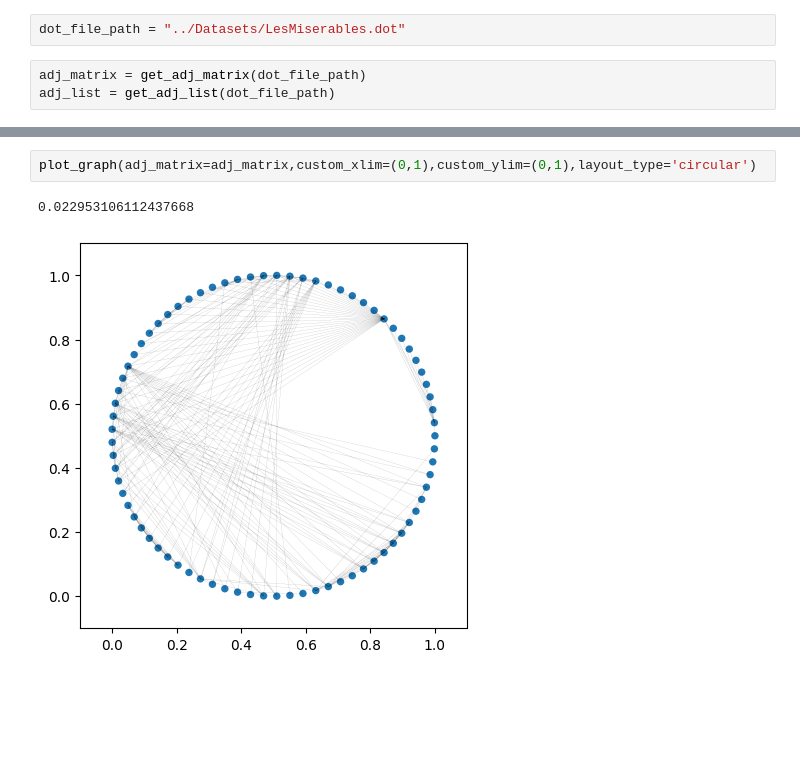
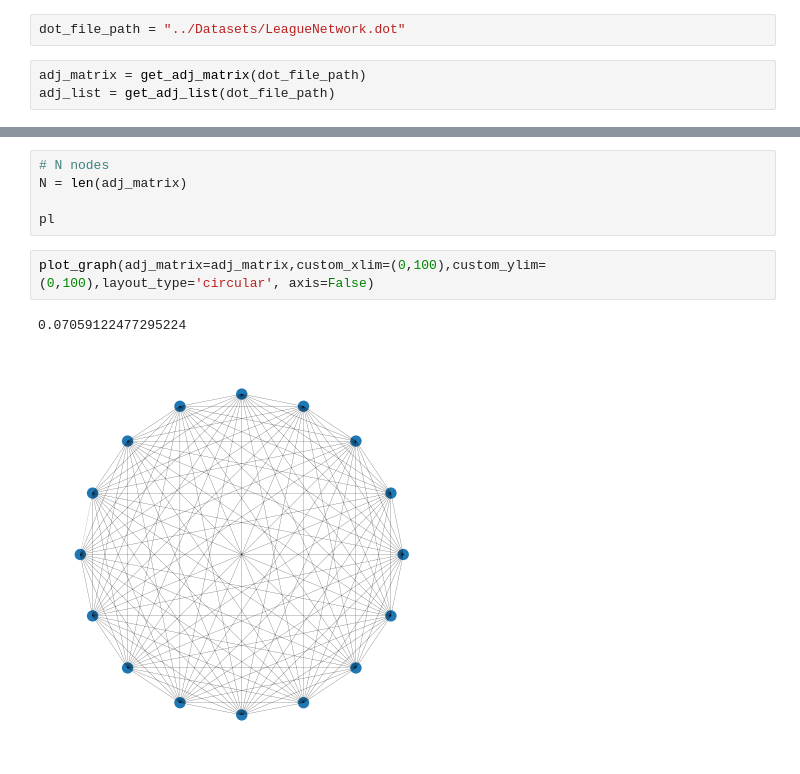
Before and after one commit to mauro-vb/graph-visualization-project, a Jupyter notebook: notebooks/pruebas.ipynb, the cells around one changed output, grey strips where cells are left out. Cells and saved outputs as stored; diff of their text form; blank space fills up the shorter version.

```diff
--- a/notebooks/pruebas.ipynb
+++ b/notebooks/pruebas.ipynb
@@ -22,7 +22,7 @@ def get_adj_list(dot_file_path):
         adj_list[node] = [other_node for other_node in G.nodes() if G.has_edge(node, other_node)]
     return adj_list
 # %%
-dot_file_path = "../Datasets/LesMiserables.dot"
+dot_file_path = "../Datasets/LeagueNetwork.dot"
 # %%
 adj_matrix = get_adj_matrix(dot_file_path)
 adj_list = get_adj_list(dot_file_path)
@@ -93,5 +29,10 @@ def plot_graph(adj_matrix, custom_xlim = (0,1), custom_ylim = (0,1), layout_type
+# %%
+# N nodes
+N = len(adj_matrix)
+
+pl
 # %%
-plot_graph(adj_matrix=adj_matrix,custom_xlim=(0,1),custom_ylim=(0,1),layout_type='circular')
+plot_graph(adj_matrix=adj_matrix,custom_xlim=(0,100),custom_ylim=(0,100),layout_type='circular', axis=False)
 # %% [output]
-0.022953106112437668
+0.07059122477295224
-[figure, old version]
+[figure, new version]
```
Also changed, not shown: parts of 1 cell of this notebook, 4 other files.
